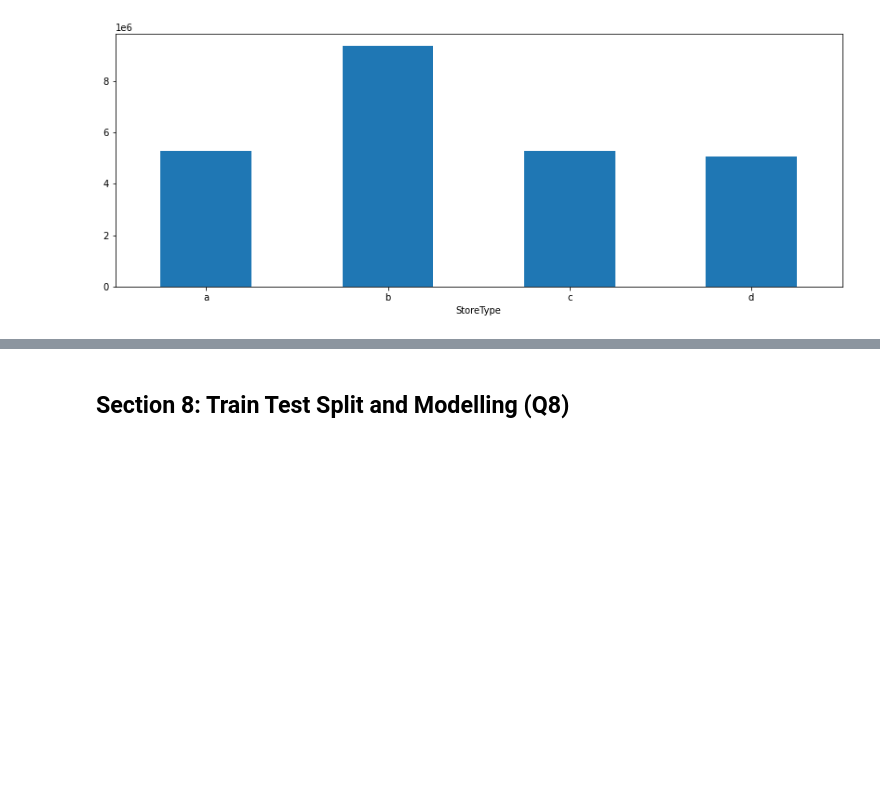
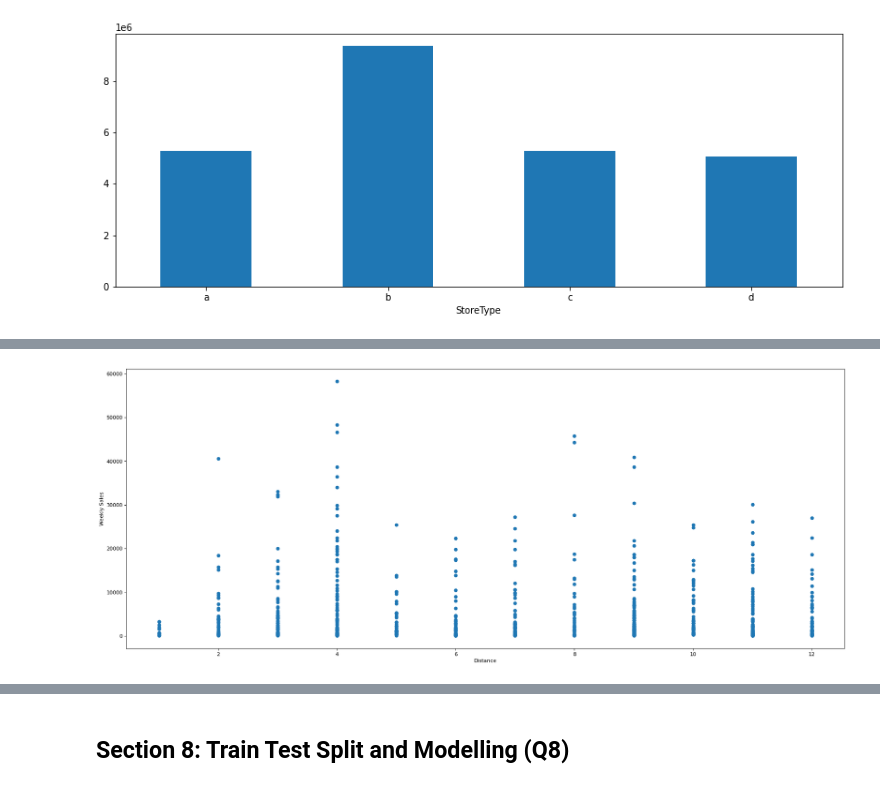
Before and after one commit to babuaravind/Rossman-Store-Sales, a Jupyter notebook: Babu_Aravind_Sivamani_cse519_hw3_bond_james_123456789.ipynb, the cells around one changed output, grey strips where cells are left out. Drawn from its saved outputs; the diff is of its cells as text; code cells hidden in the pictures; blank space fills up the shorter version.

```diff
--- a/Babu_Aravind_Sivamani_cse519_hw3_bond_james_123456789.ipynb
+++ b/Babu_Aravind_Sivamani_cse519_hw3_bond_james_123456789.ipynb
@@ -705,0 +736,8 @@ barplotter2 = bars2.plot.bar(x="Store Type", y="total sale", rot=0, figsize=(14,
+# %%
+figure(figsize=(25,10), dpi=80)
+plt.scatter(sf['CompetitionOpenSinceMonth'],sf['CompetitionDistance'])
+plt.xlabel('Distance')
+plt.ylabel('Weekly Sales')
+plt.show()
+# %% [output]
+[figure, added]
```
Also changed, not shown: parts of 67 cells of this notebook.
